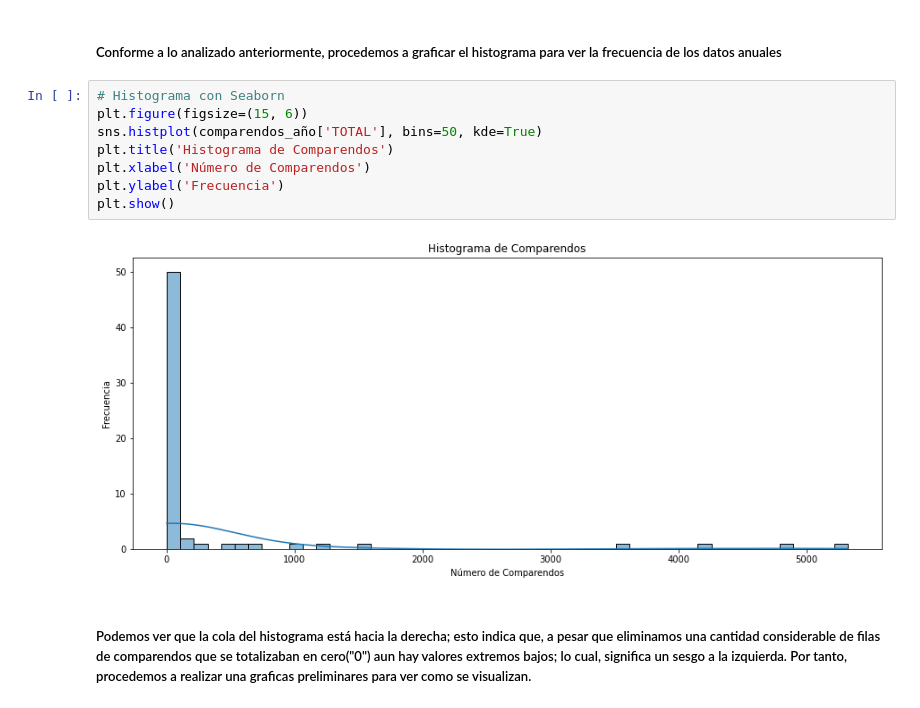
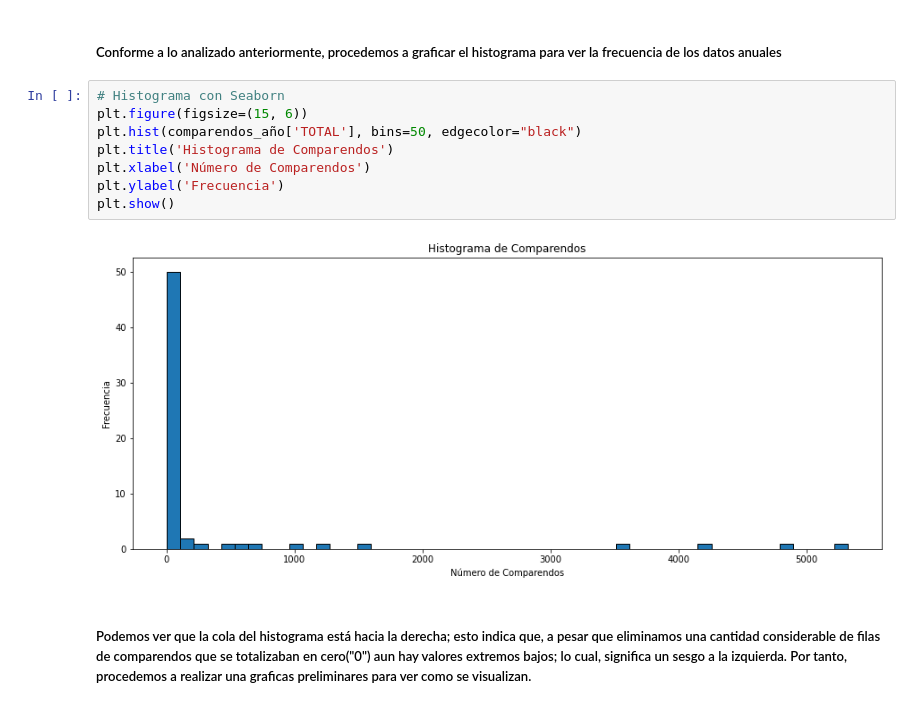
Before and after one commit to rjpaternina/comparendos_transito_Bolivar, a Jupyter notebook: notebooks/comparendos_transito_bolivar_anual.ipynb, the cells around one changed output. Cells and saved outputs as stored; diff of their text form.

```diff
--- a/notebooks/comparendos_transito_bolivar_anual.ipynb
+++ b/notebooks/comparendos_transito_bolivar_anual.ipynb
@@ -310,13 +311,13 @@ comparendos_año.describe()
 # %%
 # Histograma con Seaborn
 plt.figure(figsize=(15, 6))
-sns.histplot(comparendos_año['TOTAL'], bins=50, kde=True)
+plt.hist(comparendos_año['TOTAL'], bins=50, edgecolor="black")
 plt.title('Histograma de Comparendos')
 plt.xlabel('Número de Comparendos')
 plt.ylabel('Frecuencia')
 plt.show()
 # %% [output]
-[figure, old version]
+[figure, new version]
 # %% [markdown]
 ##### Podemos ver que la cola del histograma está hacia la derecha; esto indica que, a pesar que eliminamos una cantidad considerable de filas de comparendos que se totalizaban en cero("0") aun hay valores extremos bajos; lo cual, significa un sesgo a la izquierda. Por tanto, procedemos a realizar una graficas preliminares para ver como se visualizan.
 # %% [markdown]
```
Also changed, not shown: parts of 9 cells of this notebook, 2 other files.
